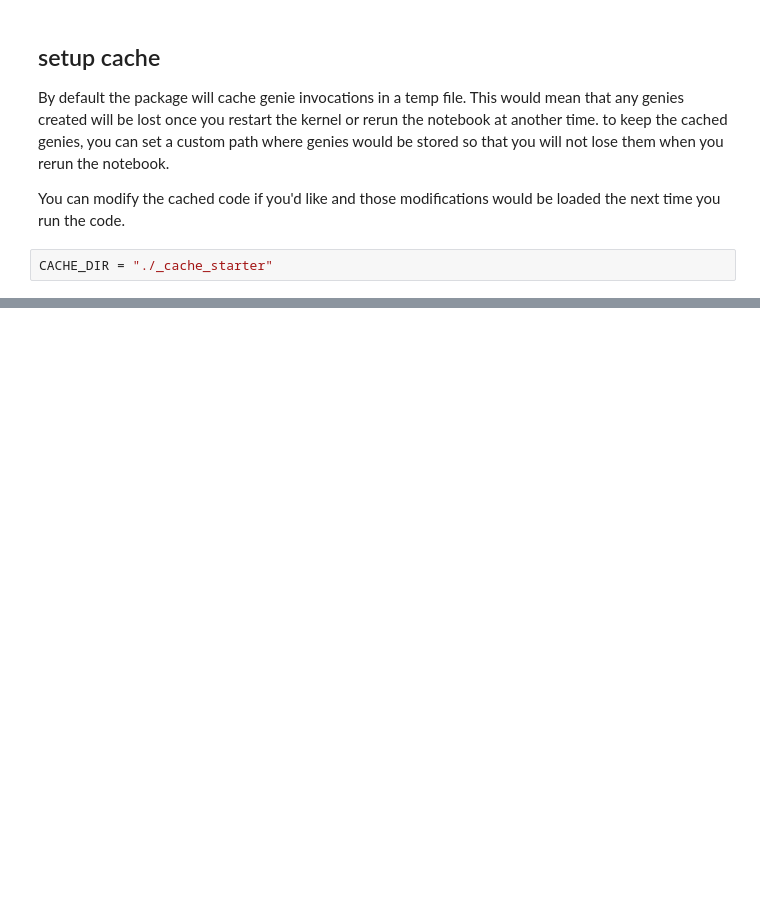
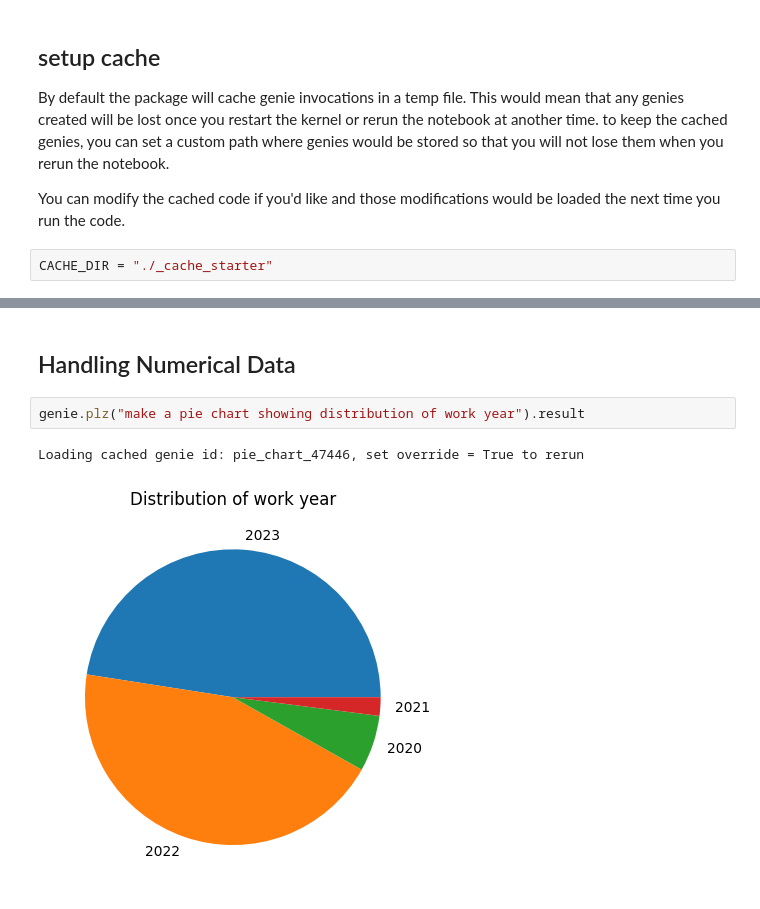
Before and after one commit to thismlguy/code-genie, a Jupyter notebook: docs/notebooks/Starter.ipynb, the cells around one changed output, grey strips where cells are left out. Cells and saved outputs as stored; diff of their text form; blank space fills up the shorter version.

```diff
--- a/docs/notebooks/Starter.ipynb
+++ b/docs/notebooks/Starter.ipynb
@@ -118,0 +204,7 @@ def high_earners(df):
+# %% [markdown]
+## Handling Numerical Data
+# %%
+genie.plz("make a pie chart showing distribution of work year").result
+# %% [output]
+Loading cached genie id: pie_chart_47446, set override = True to rerun
+[figure, added]
```
Also changed, not shown: parts of 56 cells of this notebook, 35 other files.
